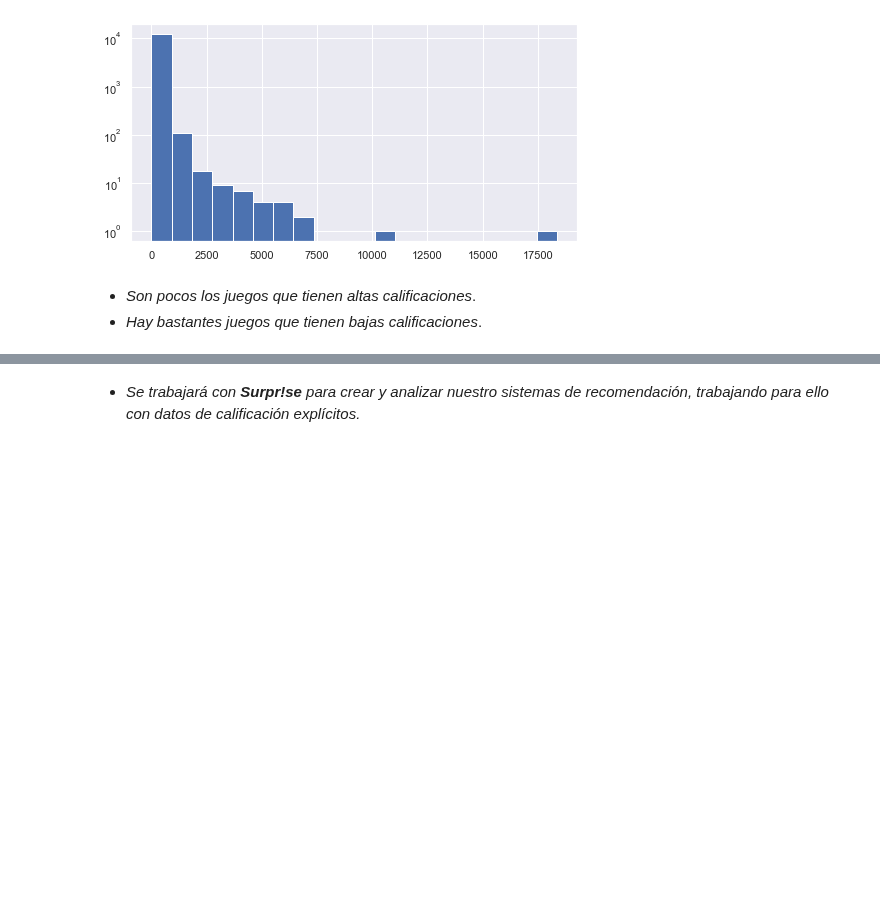
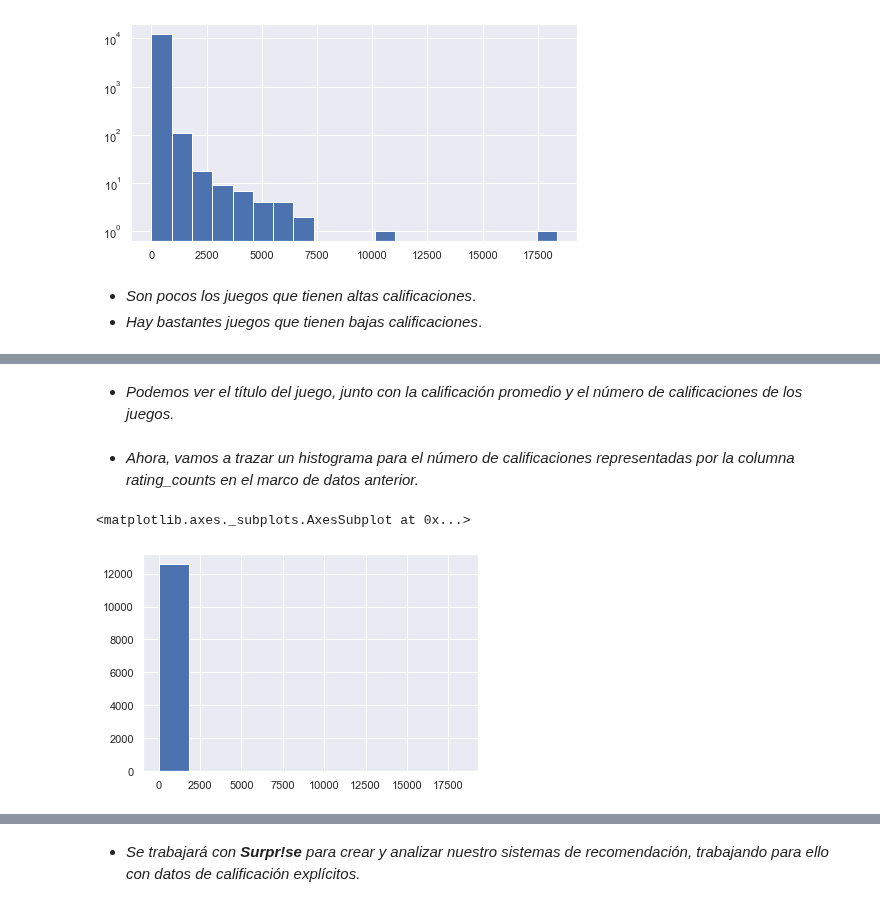
Before and after one commit to alseveso/AcamicaDS, a Jupyter notebook: Proyecto 3/A. Proyecto 03_Alejandra Seveso.ipynb, the cells around one changed output, grey strips where cells are left out. Drawn from its saved outputs; the diff is of its cells as text; code cells hidden in the pictures; blank space fills up the shorter version.

```diff
--- a/Proyecto 3/A. Proyecto 03_Alejandra Seveso.ipynb
+++ b/Proyecto 3/A. Proyecto 03_Alejandra Seveso.ipynb
@@ -708,0 +720,3 @@ plt.show()
+# %%
+game_data = pd.merge(final_reviews, df_title, on='product_id')
+game_data
@@ -708,0 +766,2 @@ plt.show()
+# %%
+ratings_mean_count = pd.DataFrame(game_data.groupby('title')['rating'].mean())
@@ -708,0 +770,3 @@ plt.show()
+# %%
+ratings_mean_count['rating_counts'] = pd.DataFrame(game_data.groupby('title')['rating'].count())
+ratings_mean_count.head()
@@ -708,0 +781,11 @@ plt.show()
+# %% [markdown]
+* *Podemos ver el título del juego, junto con la calificación promedio y el número de calificaciones de los juegos.*
+# %% [markdown]
+* *Ahora, vamos a trazar un histograma para el número de calificaciones representadas por la columna rating_counts en el marco de datos anterior.*
+# %%
+plt.figure(figsize=(6,4))
+plt.rcParams['patch.force_edgecolor'] = True
+ratings_mean_count['rating_counts'].hist(bins=10)
+# %% [output]
+<matplotlib.axes._subplots.AxesSubplot at 0x...>
+[figure, added]
```
Also changed, not shown: parts of 78 cells of this notebook, 2 other files.
